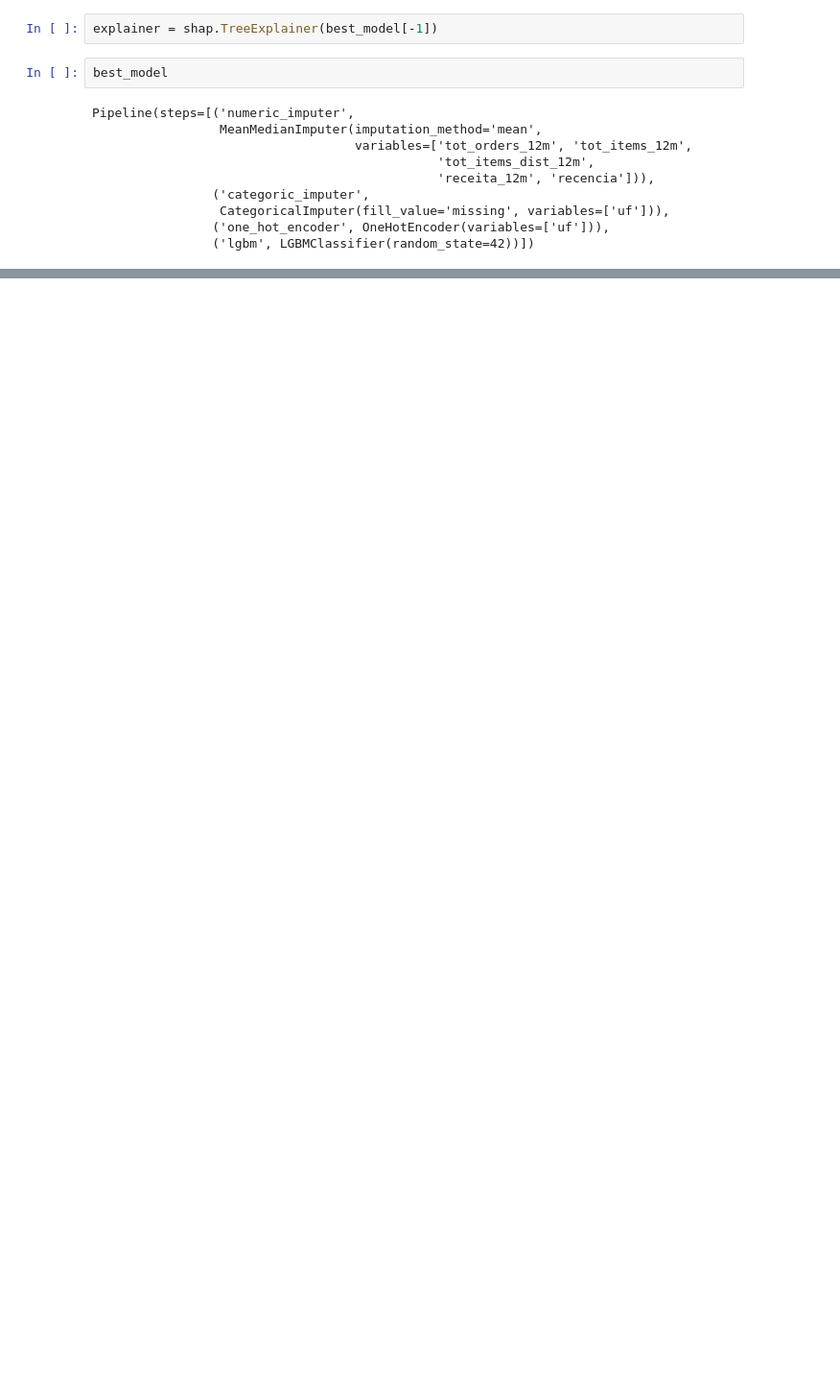
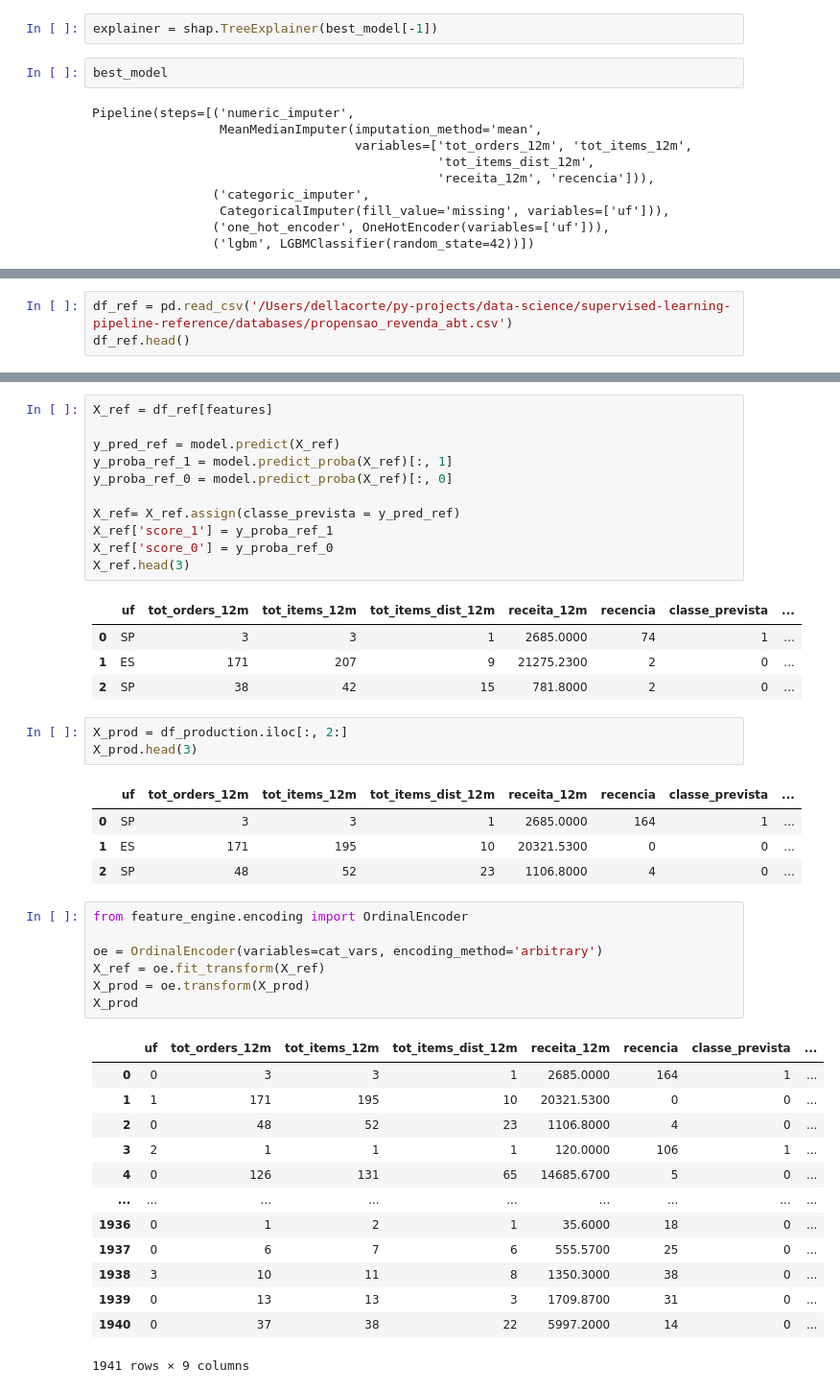
Before and after one commit to DellaCortef/supervised-learning-classification-pipeline, a Jupyter notebook: classification-II/machine-learning-classification-pipeline.ipynb, the cells around one changed output, grey strips where cells are left out. Shown at 96% size. Cells and saved outputs as stored; diff of their text form; blank space fills up the shorter version.

Commit message:
finishing the project

```diff
--- a/classification-II/machine-learning-classification-pipeline.ipynb
+++ b/classification-II/machine-learning-classification-pipeline.ipynb
@@ -691,0 +813,3 @@ FileNotFoundError: [Errno 2] No such file or directory: '/Users/dellacorte/py-pr
+# %%
+df_ref = pd.read_csv('/Users/dellacorte/py-projects/data-science/supervised-learning-pipeline-reference/databases/propensao_revenda_abt.csv')
+df_ref.head()
@@ -691,0 +823,45 @@ FileNotFoundError: [Errno 2] No such file or directory: '/Users/dellacorte/py-pr
+# %%
+X_ref = df_ref[features]
+
+y_pred_ref = model.predict(X_ref)
+y_proba_ref_1 = model.predict_proba(X_ref)[:, 1]
+y_proba_ref_0 = model.predict_proba(X_ref)[:, 0]
+
+X_ref= X_ref.assign(classe_prevista = y_pred_ref)
+X_ref['score_1'] = y_proba_ref_1
+X_ref['score_0'] = y_proba_ref_0
+X_ref.head(3)
+# %% [output]
+|  | uf | tot_orders_12m | tot_items_12m | tot_items_dist_12m | receita_12m | recencia | classe_prevista | ... |
+| 0 | SP | 3 | 3 | 1 | 2685.0000 | 74 | 1 | ... |
+| 1 | ES | 171 | 207 | 9 | 21275.2300 | 2 | 0 | ... |
+| 2 | SP | 38 | 42 | 15 | 781.8000 | 2 | 0 | ... |
+# %%
+X_prod = df_production.iloc[:, 2:]
+X_prod.head(3)
+# %% [output]
+|  | uf | tot_orders_12m | tot_items_12m | tot_items_dist_12m | receita_12m | recencia | classe_prevista | ... |
+| 0 | SP | 3 | 3 | 1 | 2685.0000 | 164 | 1 | ... |
+| 1 | ES | 171 | 195 | 10 | 20321.5300 | 0 | 0 | ... |
+| 2 | SP | 48 | 52 | 23 | 1106.8000 | 4 | 0 | ... |
+# %%
+from feature_engine.encoding import OrdinalEncoder
+
+oe = OrdinalEncoder(variables=cat_vars, encoding_method='arbitrary')
+X_ref = oe.fit_transform(X_ref)
+X_prod = oe.transform(X_prod)
+X_prod
+# %% [output]
+|  | uf | tot_orders_12m | tot_items_12m | tot_items_dist_12m | receita_12m | recencia | classe_prevista | ... |
+| 0 | 0 | 3 | 3 | 1 | 2685.0000 | 164 | 1 | ... |
+| 1 | 1 | 171 | 195 | 10 | 20321.5300 | 0 | 0 | ... |
+| 2 | 0 | 48 | 52 | 23 | 1106.8000 | 4 | 0 | ... |
+| 3 | 2 | 1 | 1 | 1 | 120.0000 | 106 | 1 | ... |
+| 4 | 0 | 126 | 131 | 65 | 14685.6700 | 5 | 0 | ... |
+| ... | ... | ... | ... | ... | ... | ... | ... | ... |
+| 1936 | 0 | 1 | 2 | 1 | 35.6000 | 18 | 0 | ... |
+| 1937 | 0 | 6 | 7 | 6 | 555.5700 | 25 | 0 | ... |
+| 1938 | 3 | 10 | 11 | 8 | 1350.3000 | 38 | 0 | ... |
+| 1939 | 0 | 13 | 13 | 3 | 1709.8700 | 31 | 0 | ... |
+| 1940 | 0 | 37 | 38 | 22 | 5997.2000 | 14 | 0 | ... |
+1941 rows × 9 columns
```
Also changed, not shown: parts of 51 cells of this notebook.
